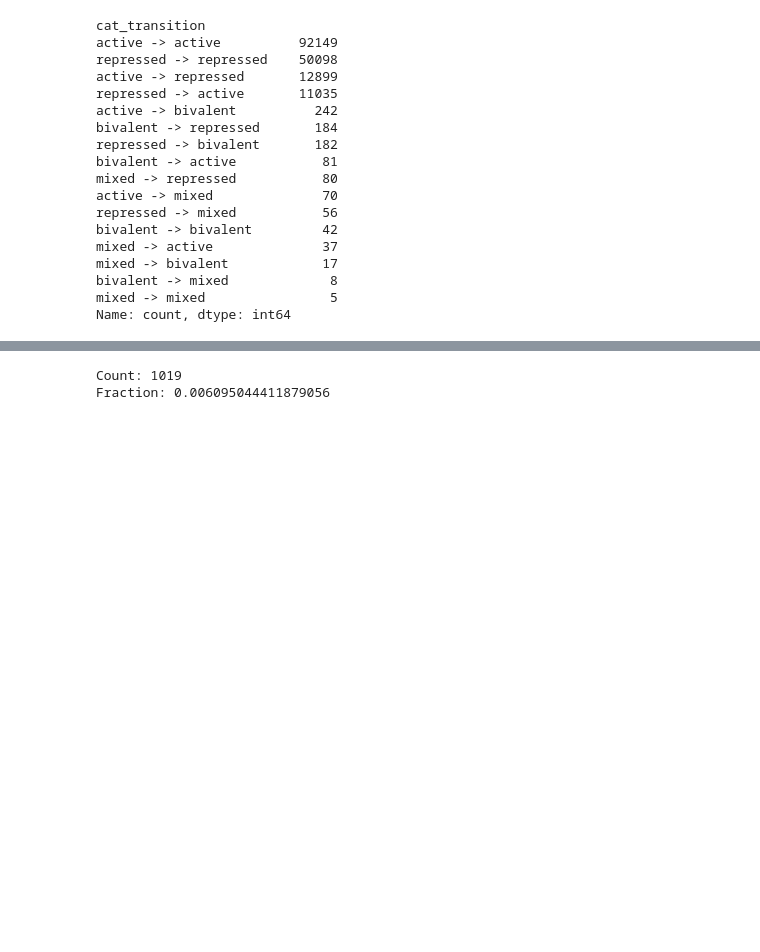
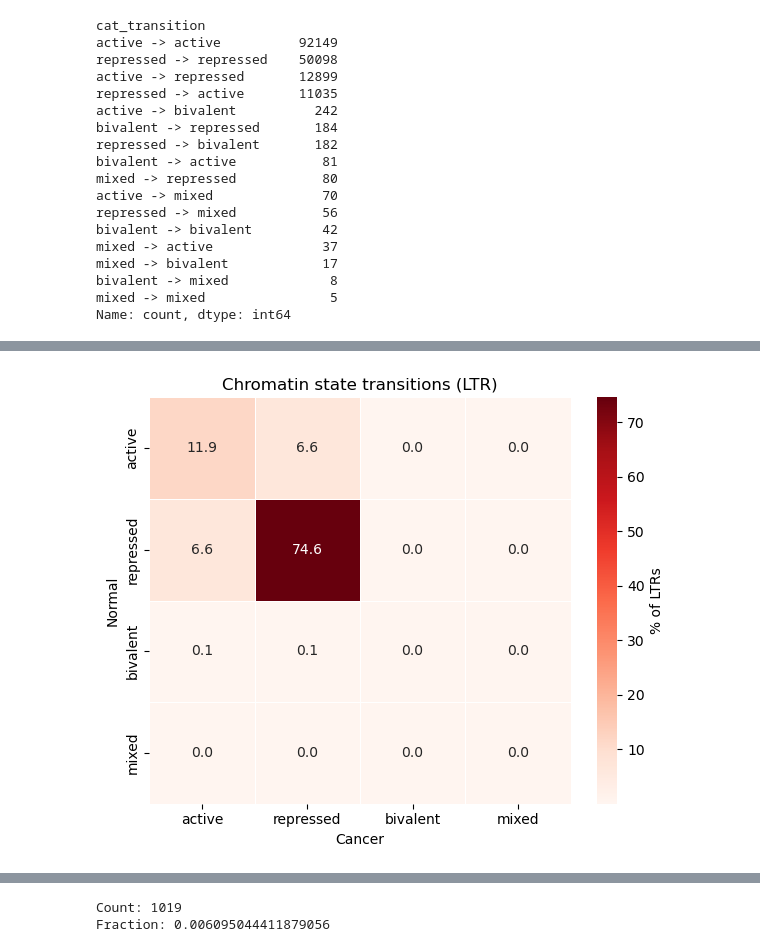
Before and after one commit to caocao0525/HERV, a Jupyter notebook: herv_util_test.ipynb, the cells around one changed output, grey strips where cells are left out. Cells and saved outputs as stored; diff of their text form; code cells hidden in the pictures; blank space fills up the shorter version.

```diff
--- a/herv_util_test.ipynb
+++ b/herv_util_test.ipynb
@@ -31,6 +31,11 @@ lung_cell = "../database/ROADMAP/hg38_mnemonics/unzipped/E096_15_coreMarks_hg38l
 # A549 Lung Carcinoma Cell Line (E114 from ROADMAP)
 a549_cell = "../database/ROADMAP/hg38_mnemonics/unzipped/E114_15_coreMarks_hg38lift_mnemonics.bed"
 
+# Monocyte Cell Line (E029 from ROADMAP)
+monocyte_cell = "../database/ROADMAP/hg38_mnemonics/unzipped/E029_15_coreMarks_hg38lift_mnemonics.bed"
+# K562 Leukemia Cell Line (E123 from ROADMAP)
+k562_cell = "../database/ROADMAP/hg38_mnemonics/unzipped/E123_15_coreMarks_hg38lift_mnemonics.bed"
+
 # Gene annotation file (GENCODE v40)
 gene_annotation = "../database/refGene.txt"
 # %%
@@ -727,0 +767,20 @@ Name: count, dtype: int64
+# %%
+df_ltr_E029 = make_ltr_df_on_celltype_from_mnemonics(
+    monocyte_cell,
+    df_ltr
+)
+df_ltr_E123 = make_ltr_df_on_celltype_from_mnemonics(
+    k562_cell,
+    df_ltr
+)
+df_merged_blood = df_ltr_E029.merge(
+    df_ltr_E123,
+    on=["chrom", "start", "end", "name"],
+    suffixes=("_normal", "_cancer")
+)
+# %%
+df_merged_blood["frac_normal"] = df_merged_blood["state_seq_full_slice_normal"].apply(get_frac)
+df_merged_blood["frac_cancer"] = df_merged_blood["state_seq_full_slice_cancer"].apply(get_frac)
+
+df_merged_blood["biv_normal"] = df_merged_blood["frac_normal"].apply(lambda x: frac_of(bivalent, x))
+df_merged_blood["biv_cancer"] = df_merged_blood["frac_cancer"].apply(lambda x: frac_of(bivalent, x))
@@ -727,0 +797,5 @@ Name: count, dtype: int64
+# %%
+df_merged_blood=add_coarse_state_transitions(df_merged_blood, min_dominance=0.5)
+mat_pct_blood = plot_transition_heatmap(df_merged_blood, cmap="Reds")
+# %% [output]
+[figure, added]
```
Also changed, not shown: parts of 7 cells of this notebook.
